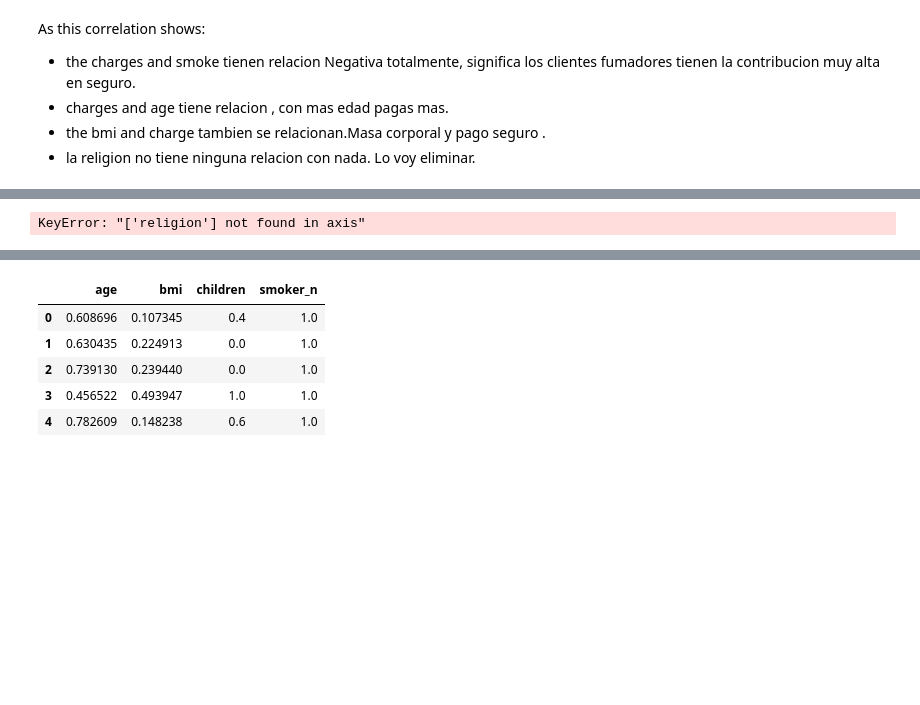
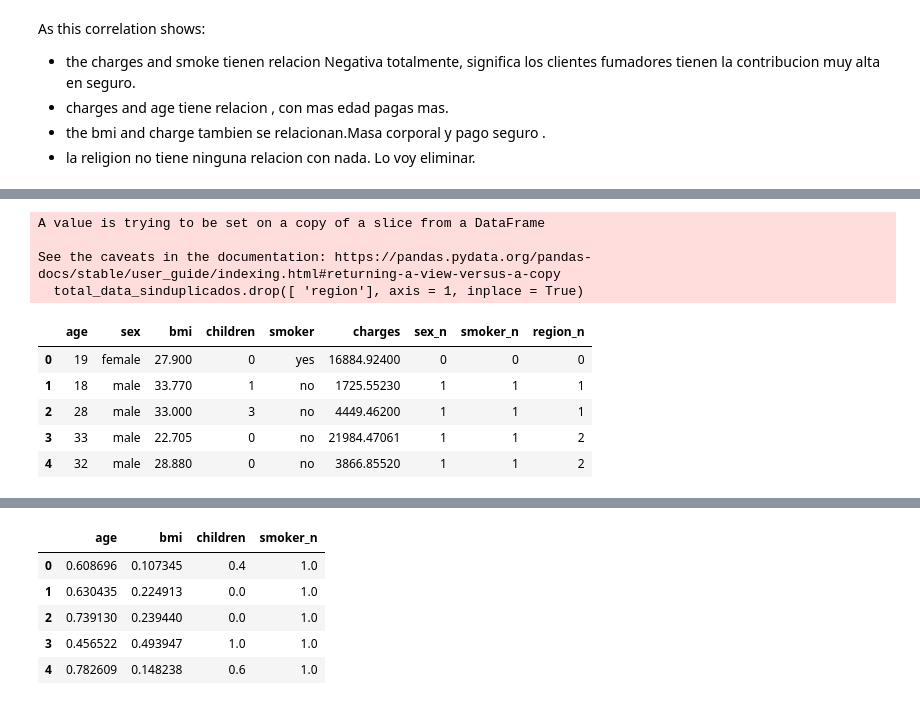
Before and after one commit to 4GeeksAcademy/Olga_K_lineal-regression, a Jupyter notebook: src/explore.ipynb, the cells around one changed output, grey strips where cells are left out. Cells and saved outputs as stored; diff of their text form; code cells hidden in the pictures; blank space fills up the shorter version.

```diff
--- a/src/explore.ipynb
+++ b/src/explore.ipynb
@@ -175,5 +191,14 @@ else:
 # %%
-total_data_sinduplicados.drop([ 'religion'], axis = 1, inplace = True)
+total_data_sinduplicados.drop([ 'region'], axis = 1, inplace = True)
 total_data_sinduplicados.head()
 # %% [output]
-KeyError: "['religion'] not found in axis"
+A value is trying to be set on a copy of a slice from a DataFrame
+
+See the caveats in the documentation: https://pandas.pydata.org/pandas-docs/stable/user_guide/indexing.html#returning-a-view-versus-a-copy
+  total_data_sinduplicados.drop([ 'region'], axis = 1, inplace = True)
+|  | age | sex | bmi | children | smoker | charges | sex_n | smoker_n | region_n |
+| 0 | 19 | female | 27.900 | 0 | yes | 16884.92400 | 0 | 0 | 0 |
+| 1 | 18 | male | 33.770 | 1 | no | 1725.55230 | 1 | 1 | 1 |
+| 2 | 28 | male | 33.000 | 3 | no | 4449.46200 | 1 | 1 | 1 |
+| 3 | 33 | male | 22.705 | 0 | no | 21984.47061 | 1 | 1 | 2 |
+| 4 | 32 | male | 28.880 | 0 | no | 3866.85520 | 1 | 1 | 2 |
```
Also changed, not shown: parts of 4 cells of this notebook, 1 other file.
